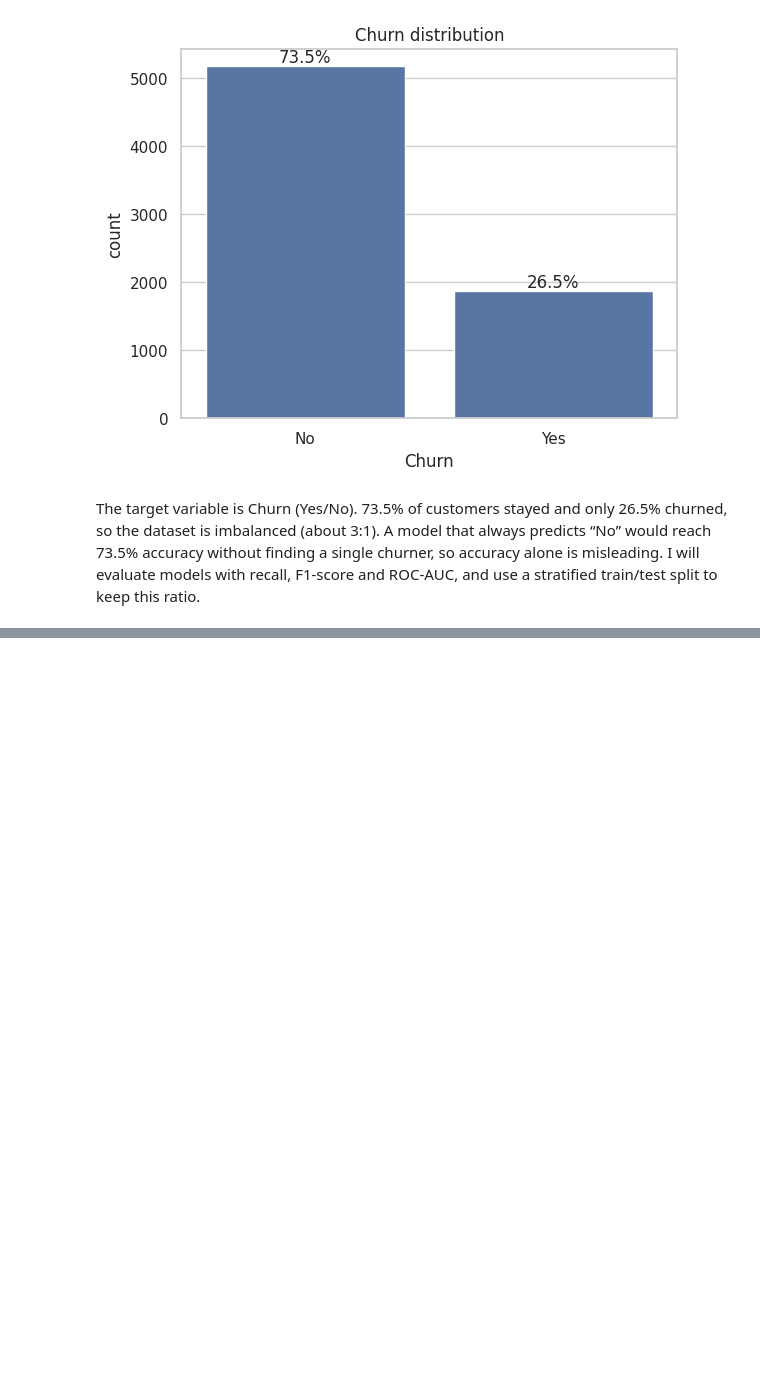
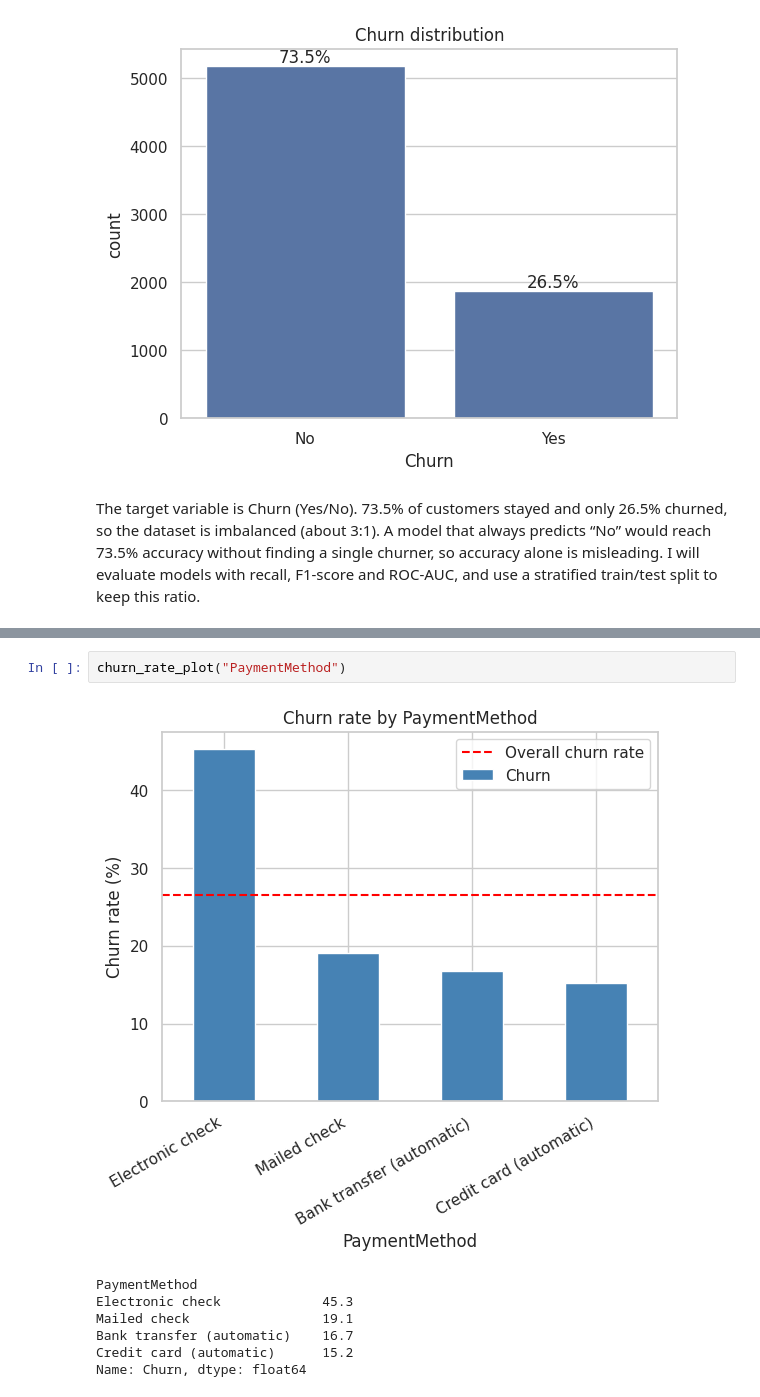
Before and after one commit to senanayakenithikas-ux/cm2604-churn-prediction, a Jupyter notebook: 01_eda.ipynb, the cells around one changed output, grey strips where cells are left out. Drawn from its saved outputs; the diff is of its cells as text; blank space fills up the shorter version.

```diff
--- a/01_eda.ipynb
+++ b/01_eda.ipynb
@@ -100,0 +143,10 @@ The target variable is Churn (Yes/No). 73.5% of customers stayed and only 26.5%
+# %%
+churn_rate_plot("PaymentMethod")
+# %% [output]
+[figure, added]
+PaymentMethod
+Electronic check             45.3
+Mailed check                 19.1
+Bank transfer (automatic)    16.7
+Credit card (automatic)      15.2
+Name: Churn, dtype: float64
```
Also changed, not shown: parts of 11 cells of this notebook.
